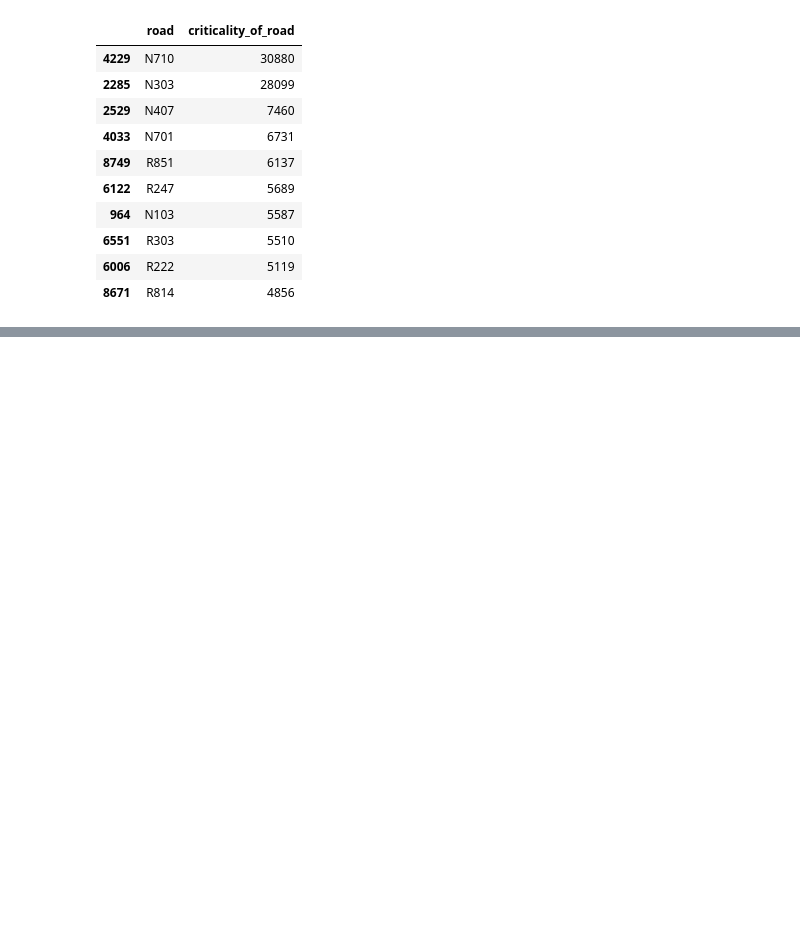
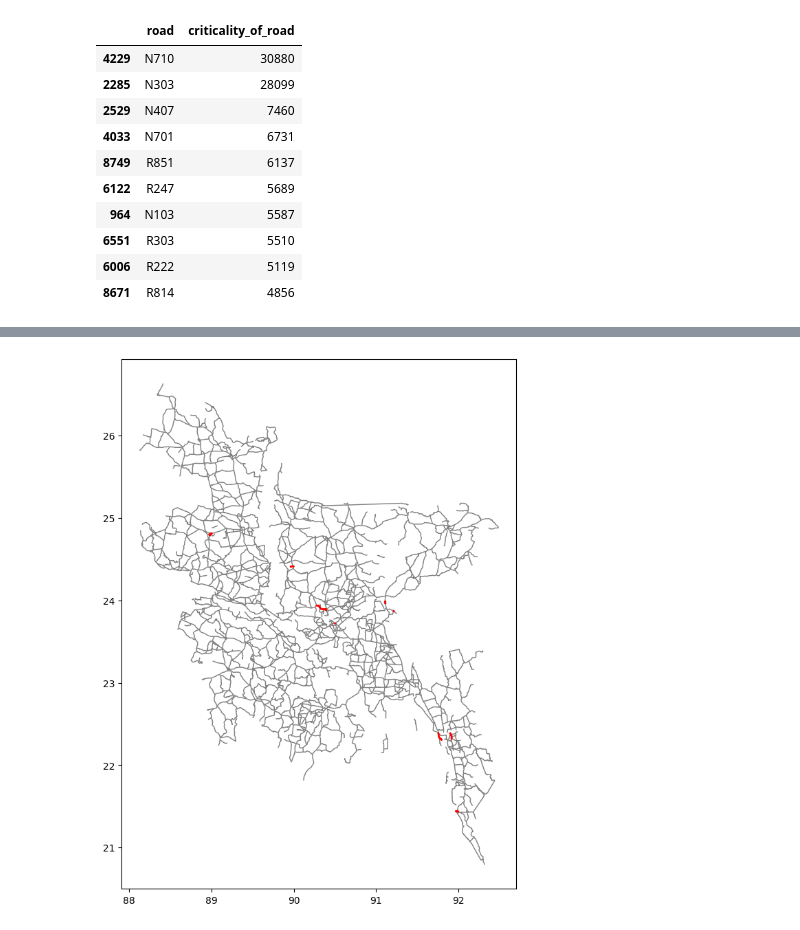
Before and after one commit to suus2000/asim2, a Jupyter notebook: Assignment_4_group_16/Dataset assignment 4.ipynb, the cells around one changed output, grey strips where cells are left out. Drawn from its saved outputs; the diff is of its cells as text; code cells hidden in the pictures; blank space fills up the shorter version.

```diff
--- a/Assignment_4_group_16/Dataset assignment 4.ipynb
+++ b/Assignment_4_group_16/Dataset assignment 4.ipynb
@@ -939,0 +1004,33 @@ Created in <span style='font-weight:600;margin-left:4px;'>Deepnote</span></a>
+# %%
+all_roads_gdf = gpd.read_file('_roads3.csv')
+
+def plot_roads(roads_gdf, roads_to_plot_df):
+    roads_to_highlight = roads_to_plot_df['road'].tolist()
+    highlighted_roads_gdf = roads_gdf[roads_gdf['road'].isin(roads_to_highlight)]
+
+    from shapely.geometry import LineString, Point
+
+    roads_gdf['lat'] = pd.to_numeric(roads_gdf['lat'])
+    roads_gdf['lon'] = pd.to_numeric(roads_gdf['lon'])
+    roads_gdf['geometry'] = roads_gdf.apply(lambda row: Point(row['lon'], row['lat']), axis=1)
+    roads_gdf = gpd.GeoDataFrame(roads_gdf, geometry='geometry')
+    roads_gdf.crs = {'init': 'epsg:4326'}
+
+    roads_lines = roads_gdf.groupby('road').apply(lambda x: LineString(x.geometry.tolist()) if len(x.geometry) > 1 else None)
+
+    roads_lines_gdf = gpd.GeoDataFrame(roads_lines, columns=['geometry'])
+    roads_lines_gdf['road'] = roads_lines_gdf.index
+    roads_lines_gdf.reset_index(drop=True, inplace=True)
+
+    fig, ax = plt.subplots(figsize=(10, 10))
+
+    roads_lines_gdf.plot(ax=ax, linewidth=1, color='gray')
+
+    highlighted_roads_lines = roads_lines_gdf[roads_lines_gdf['road'].isin(roads_to_highlight)]
+    highlighted_roads_lines.plot(ax=ax, linewidth=2, color='red')
+
+    plt.show()
+# %%
+plot_roads(all_roads_gdf, combined_results)
+# %% [output]
+[figure, added]
```
Also changed, not shown: parts of 19 cells of this notebook.
